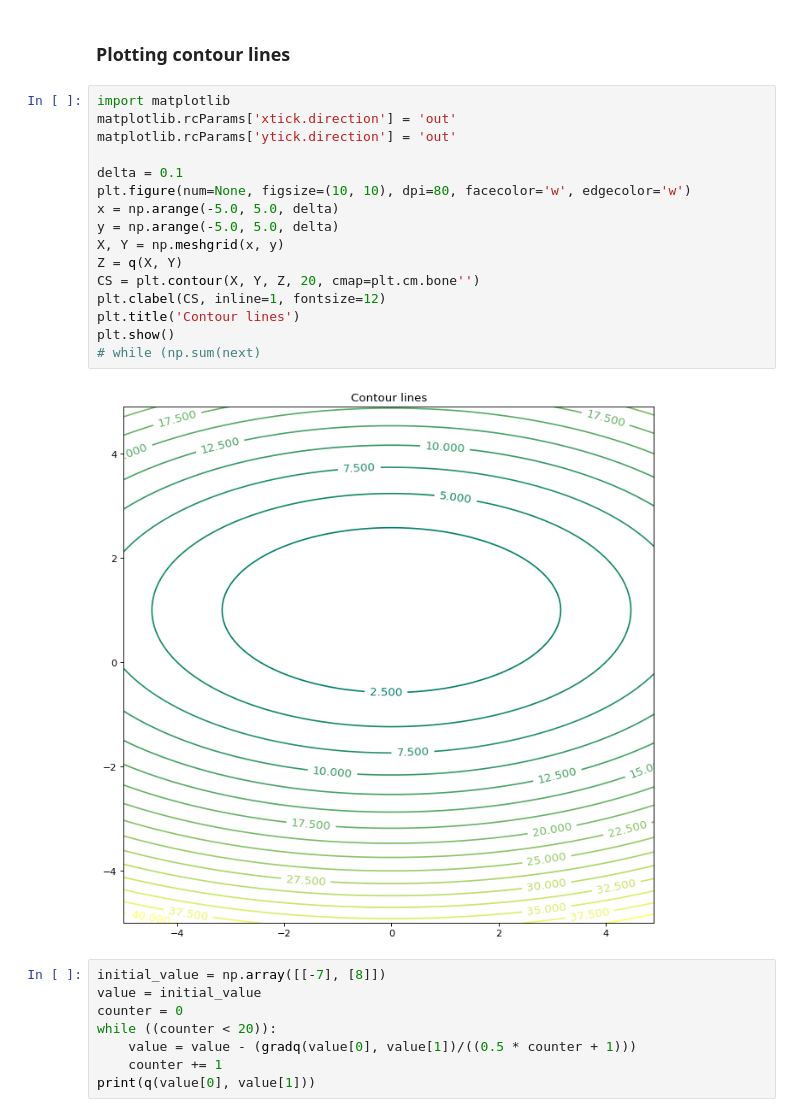
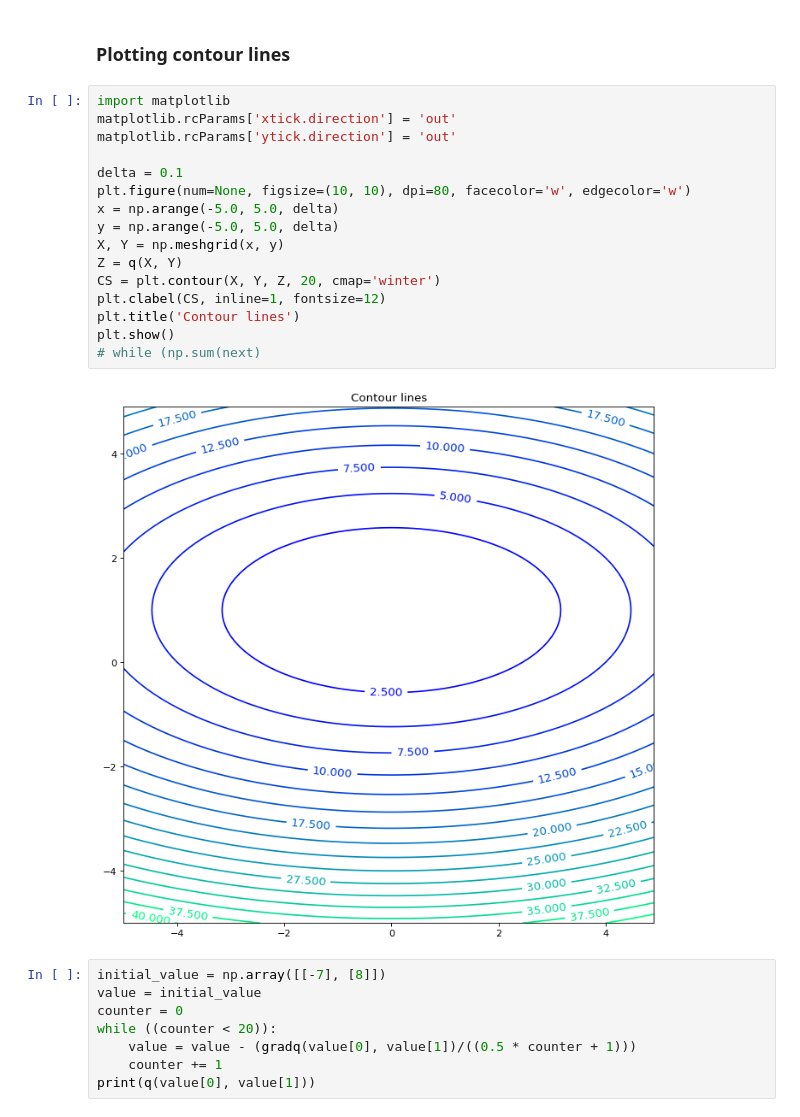
Before and after one commit to ahmados/renju, a Jupyter notebook: lab-1.ipynb, the cells around one changed output. Drawn from its saved outputs; the diff is of its cells as text.

```diff
--- a/lab-1.ipynb
+++ b/lab-1.ipynb
@@ -325,21 +325,21 @@ def gradq(x, y):
 # %%
 import matplotlib
 matplotlib.rcParams['xtick.direction'] = 'out'
 matplotlib.rcParams['ytick.direction'] = 'out'
 
 delta = 0.1
 plt.figure(num=None, figsize=(10, 10), dpi=80, facecolor='w', edgecolor='w')
 x = np.arange(-5.0, 5.0, delta)
 y = np.arange(-5.0, 5.0, delta)
 X, Y = np.meshgrid(x, y)
 Z = q(X, Y)
-CS = plt.contour(X, Y, Z, 20, cmap=plt.cm.bone'')
+CS = plt.contour(X, Y, Z, 20, cmap='winter')
 plt.clabel(CS, inline=1, fontsize=12)
 plt.title('Contour lines')
 plt.show()
 # while (np.sum(next)
 # %% [output]
-[figure, old version]
+[figure, new version]
 # %%
 initial_value = np.array([[-7], [8]])
 value = initial_value
```
Also changed, not shown: parts of 5 cells of this notebook.
